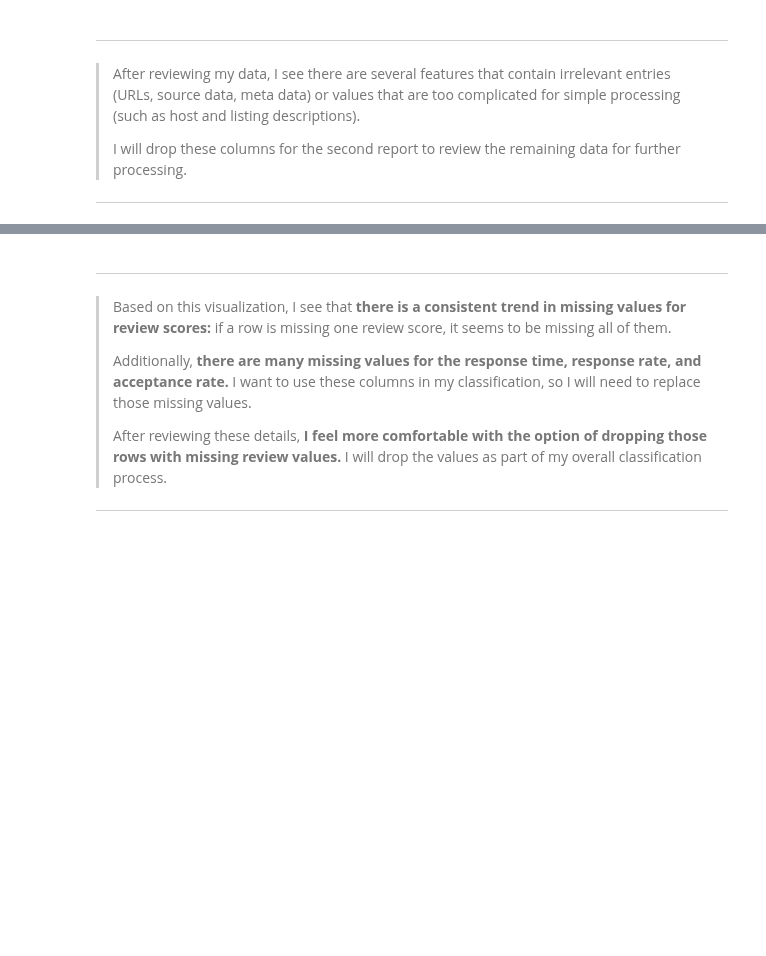
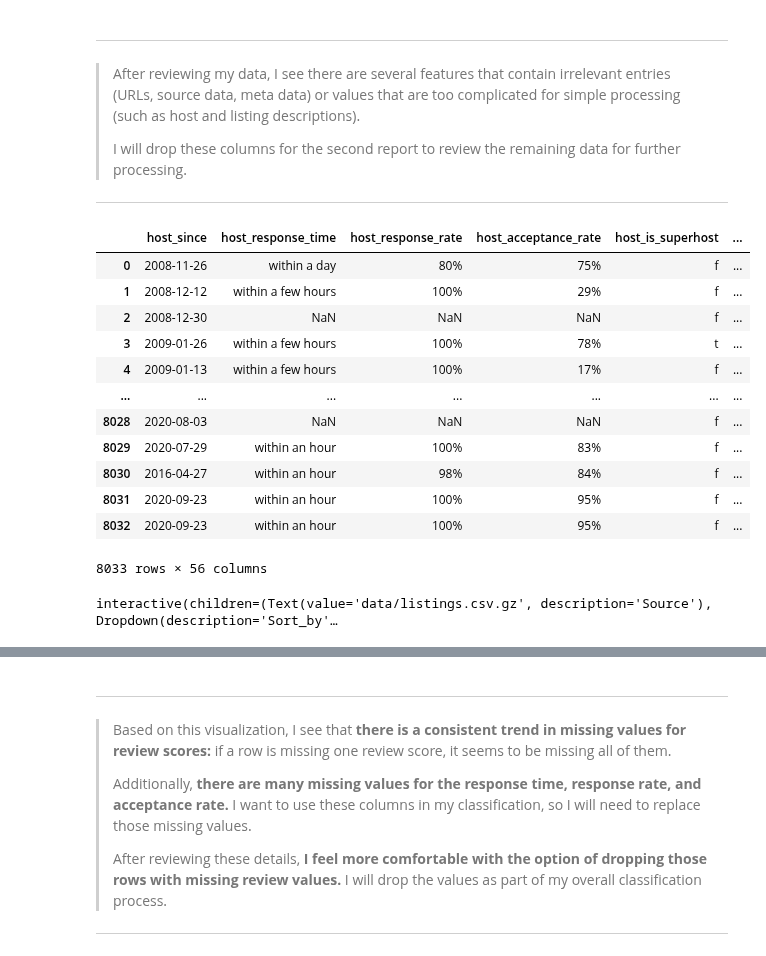
Before and after one commit to BenJMcCarty/Helping_Your_Hosts, a Jupyter notebook: Helping_Your_Hosts.ipynb, the cells around one changed output, grey strips where cells are left out. Saved outputs shown, nothing was run; the diff lists cells and outputs as text; code cells hidden in the pictures; blank space fills up the shorter version.

```diff
--- a/Helping_Your_Hosts.ipynb
+++ b/Helping_Your_Hosts.ipynb
@@ -219,4 +150,19 @@ drop = ['id', 'host_id', 'name', 'description', 'neighborhood_overview', 'host_n
         'listing_url', 'scrape_id', 'last_scraped', 'picture_url','host_url',
         'host_thumbnail_url','host_picture_url','calendar_last_scraped']
 # %%
-data.drop(columns=drop, inplace=True)
+df = data.drop(columns=drop).copy()
+df
+# %% [output]
+|  | host_since | host_response_time | host_response_rate | host_acceptance_rate | host_is_superhost | ... |
+| 0 | 2008-11-26 | within a day | 80% | 75% | f | ... |
+| 1 | 2008-12-12 | within a few hours | 100% | 29% | f | ... |
+| 2 | 2008-12-30 | NaN | NaN | NaN | f | ... |
+| 3 | 2009-01-26 | within a few hours | 100% | 78% | t | ... |
+| 4 | 2009-01-13 | within a few hours | 100% | 17% | f | ... |
+| ... | ... | ... | ... | ... | ... | ... |
+| 8028 | 2020-08-03 | NaN | NaN | NaN | f | ... |
+| 8029 | 2020-07-29 | within an hour | 100% | 83% | f | ... |
+| 8030 | 2016-04-27 | within an hour | 98% | 84% | f | ... |
+| 8031 | 2020-09-23 | within an hour | 100% | 95% | f | ... |
+| 8032 | 2020-09-23 | within an hour | 100% | 95% | f | ... |
+8033 rows × 56 columns
@@ -239,7 +170,9 @@ f, ax = plt.subplots(figsize=(11, 9))
 ## Creating updated interactive report
 
 interact_manual(cf.sort_report, Drop_Cols = True, Cols = drop,
-                Sort_by=list(cf.report_df(data).columns), Source=source);
+                Sort_by=list(cf.report_df(df).columns), Source=source);
+# %% [output]
+interactive(children=(Text(value='data/listings.csv.gz', description='Source'), Dropdown(description='Sort_by'…
 # %% [markdown]
 ---
 
```
Also changed, not shown: parts of 99 cells of this notebook, 1 other file.
